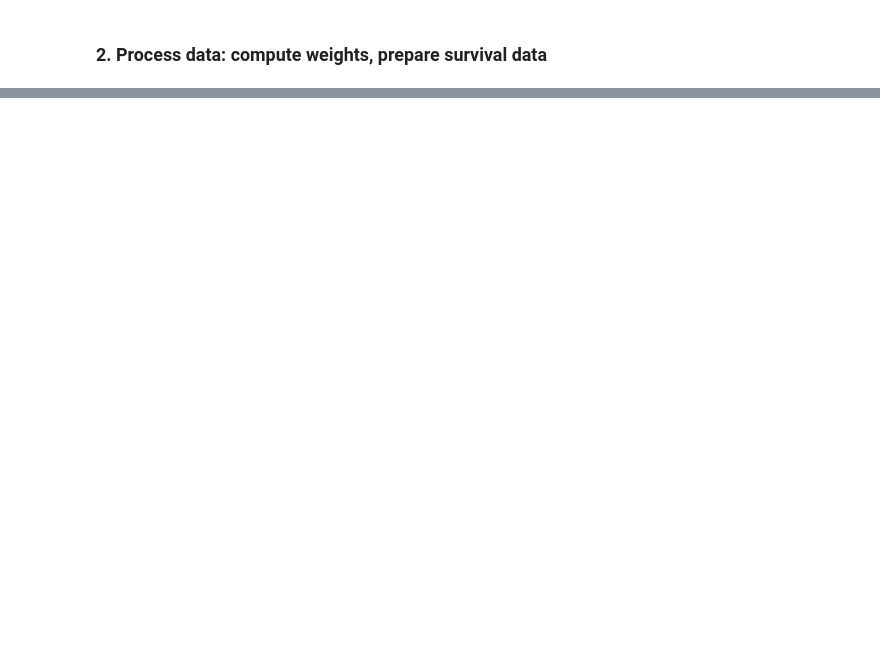
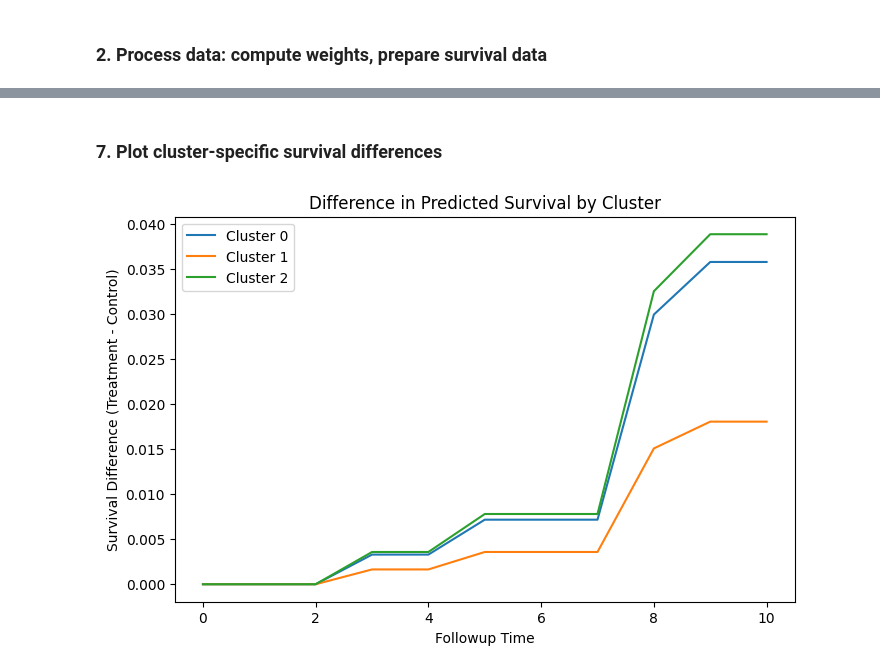
Before and after one commit to Alias314/TTE, a Jupyter notebook: TTE_V2.ipynb, the cells around one changed output, grey strips where cells are left out. Saved outputs shown, nothing was run; the diff lists cells and outputs as text; code cells hidden in the pictures; blank space fills up the shorter version.

```diff
--- a/TTE_V2.ipynb
+++ b/TTE_V2.ipynb
@@ -157,0 +223,27 @@ plt.show()
+# %% [markdown]
+### 7. Plot cluster-specific survival differences
+# %%
+plt.figure(figsize=(8, 5))
+
+for c in range(k):
+    # Create dataframes for the reference Control and Treatment subject in cluster c
+    df_control_c = pd.DataFrame({'treatment': [0], 'x2': [x2_mean], 'cluster': [c]})
+    df_treatment_c = pd.DataFrame({'treatment': [1], 'x2': [x2_mean], 'cluster': [c]})
+
+    # Predict survival functions
+    sf_control_c = cph_with_cluster.predict_survival_function(df_control_c, times=pred_times)
+    sf_treatment_c = cph_with_cluster.predict_survival_function(df_treatment_c, times=pred_times)
+
+    # Compute the difference
+    diff_c = sf_treatment_c.iloc[:, 0] - sf_control_c.iloc[:, 0]
+
+    # Plot each cluster's difference
+    plt.plot(pred_times, diff_c, label=f"Cluster {c}")
+
+plt.xlabel("Followup Time")
+plt.ylabel("Survival Difference (Treatment - Control)")
+plt.title("Difference in Predicted Survival by Cluster")
+plt.legend()
+plt.show()
+# %% [output]
+[figure, added]
```
Also changed, not shown: parts of 17 cells of this notebook, 2 other files.
